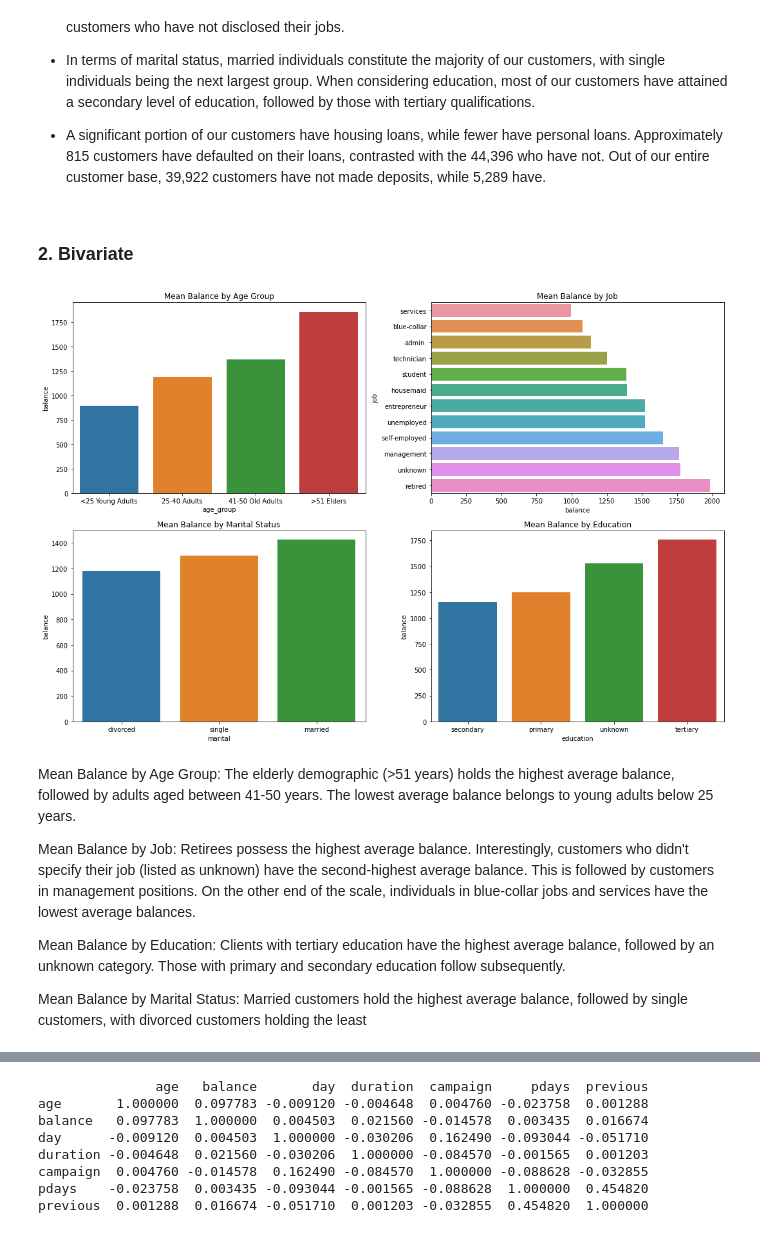
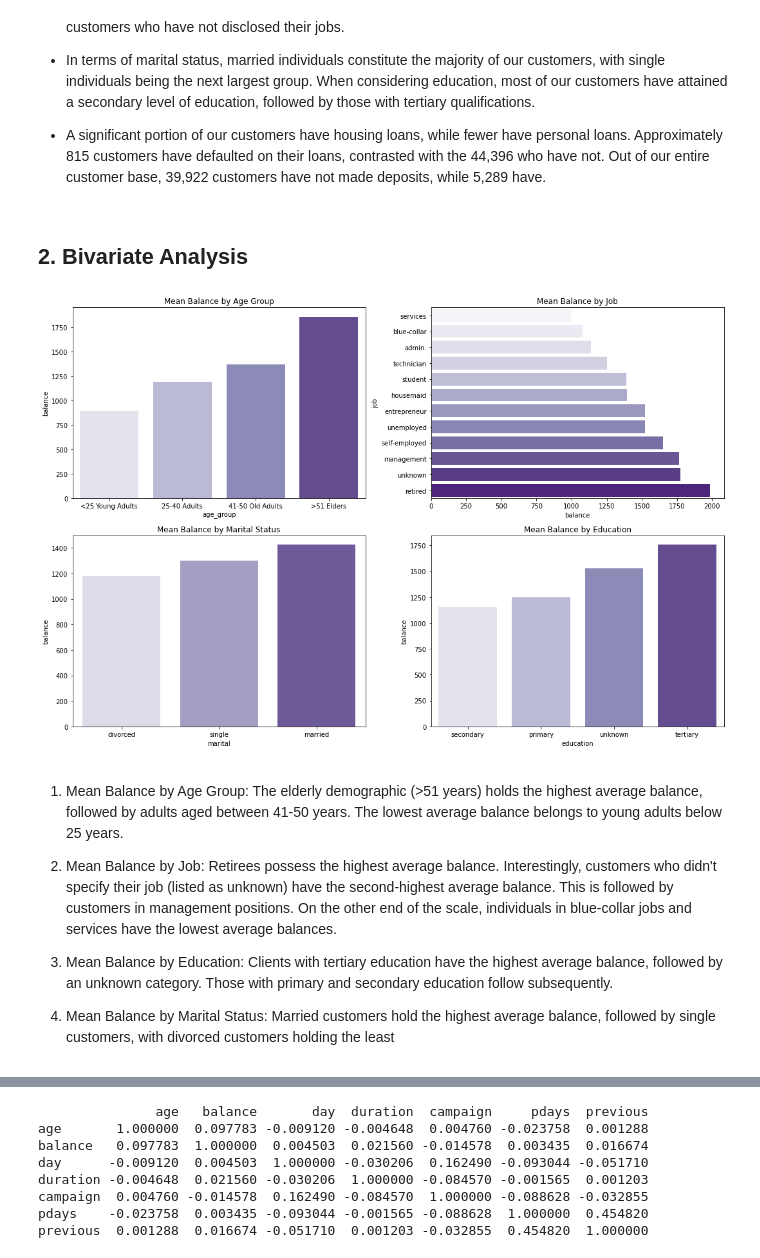
Before and after one commit to bopitien/Bank-Customer-Predictive-Modeling-ML, a Jupyter notebook: Nexus Bank.ipynb, the cells around one changed output, grey strips where cells are left out. Saved outputs shown, nothing was run; the diff lists cells and outputs as text; code cells hidden in the pictures.

```diff
--- a/Nexus Bank.ipynb
+++ b/Nexus Bank.ipynb
@@ -278,39 +280,39 @@ plt.show()
 
 - A significant portion of our customers have housing loans, while fewer have personal loans. Approximately 815 customers have defaulted on their loans, contrasted with the 44,396 who have not. Out of our entire customer base, 39,922 customers have not made deposits, while 5,289 have.
 # %% [markdown]
-### 2. Bivariate
+## 2. Bivariate Analysis
 # %%
-fig, axs = plt.subplots(2,2,figsize=(15,10))
+fig, axs = plt.subplots(2, 2, figsize=(15, 10))
 
 # Mean balance by age group
 age_group_bal = dt.groupby('age_group')['balance'].mean().reset_index().sort_values('balance')
-sns.barplot(x='age_group', y='balance',data=age_group_bal,ax=axs[0,0])
+sns.barplot(x='age_group', y='balance', data=age_group_bal, ax=axs[0, 0], palette="Purples")
 axs[0, 0].set_title('Mean Balance by Age Group')
 
 # Mean balance by job
 job_bal = dt.groupby('job')['balance'].mean().reset_index().sort_values('balance')
-sns.barplot(y='job', x='balance', data=job_bal, ax=axs[0,1])
+sns.barplot(y='job', x='balance', data=job_bal, ax=axs[0, 1], palette="Purples")
 axs[0, 1].set_title('Mean Balance by Job')
 
 # Mean balance by marital status
 marital_bal = dt.groupby('marital')['balance'].mean().reset_index().sort_values('balance')
-sns.barplot(x='marital', y='balance', data=marital_bal, ax=axs[1,0])
+sns.barplot(x='marital', y='balance', data=marital_bal, ax=axs[1, 0], palette="Purples")
 axs[1, 0].set_title('Mean Balance by Marital Status')
 
 # Mean balance by education
 education_bal = dt.groupby('education')['balance'].mean().reset_index().sort_values('balance')
-sns.barplot(x='education', y='balance', data=education_bal, ax=axs[1,1])
+sns.barplot(x='education', y='balance', data=education_bal, ax=axs[1, 1], palette="Purples")
 axs[1, 1].set_title('Mean Balance by Education')
 
 plt.tight_layout()
 # %% [output]
-[figure, old version]
+[figure, new version]
 # %% [markdown]
-Mean Balance by Age Group: The elderly demographic (>51 years) holds the highest average balance, followed by adults aged between 41-50 years. The lowest average balance belongs to young adults below 25 years.
+1. Mean Balance by Age Group: The elderly demographic (>51 years) holds the highest average balance, followed by adults aged between 41-50 years. The lowest average balance belongs to young adults below 25 years.
 
-Mean Balance by Job: Retirees possess the highest average balance. Interestingly, customers who didn't specify their job (listed as unknown) have the second-highest average balance. This is followed by customers in management positions. On the other end of the scale, individuals in blue-collar jobs and services have the lowest average balances.
+2. Mean Balance by Job: Retirees possess the highest average balance. Interestingly, customers who didn't specify their job (listed as unknown) have the second-highest average balance. This is followed by customers in management positions. On the other end of the scale, individuals in blue-collar jobs and services have the lowest average balances.
 
-Mean Balance by Education: Clients with tertiary education have the highest average balance, followed by an unknown category. Those with primary and secondary education follow subsequently.
+3. Mean Balance by Education: Clients with tertiary education have the highest average balance, followed by an unknown category. Those with primary and secondary education follow subsequently.
 
-Mean Balance by Marital Status: Married customers hold the highest average balance, followed by single customers, with divorced customers holding the least
+4. Mean Balance by Marital Status: Married customers hold the highest average balance, followed by single customers, with divorced customers holding the least
 # %%
```
Also changed, not shown: parts of 26 cells of this notebook.
